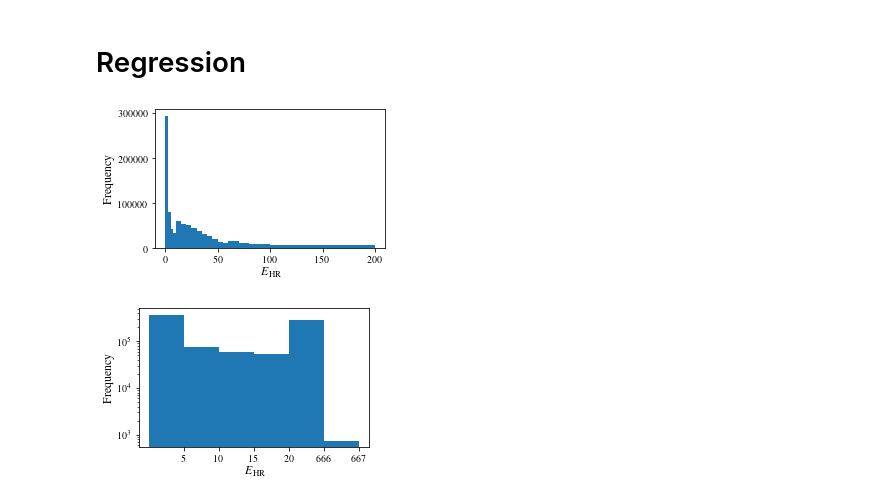
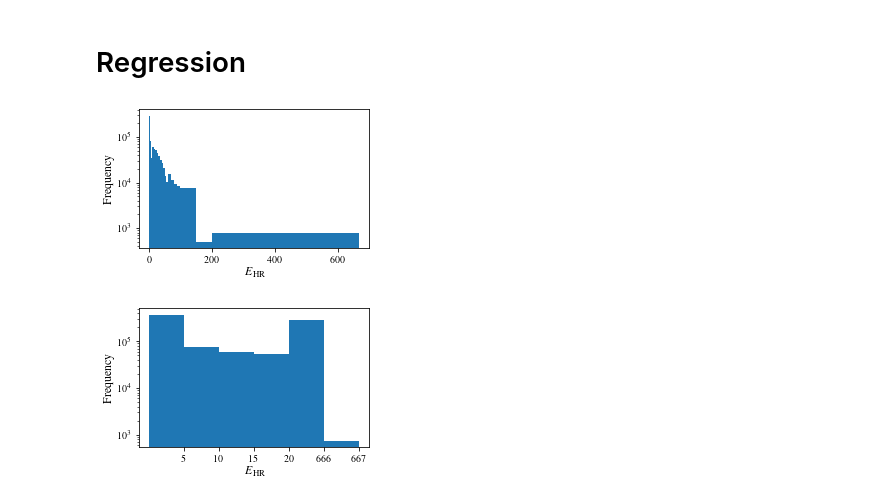
Before and after one commit to Zianor/Bachelorarbeit, a Jupyter notebook: Implementation/src/notebooks/label_investigation.ipynb, the cells around one changed output. Saved outputs shown, nothing was run; the diff lists cells and outputs as text; code cells hidden in the pictures.

```diff
--- a/Implementation/src/notebooks/label_investigation.ipynb
+++ b/Implementation/src/notebooks/label_investigation.ipynb
@@ -220,12 +220,13 @@ insgesamt: 857128, informativ: 59.55 %, nicht informativ: 40.45 %
 # %% [markdown]
 # Regression
 # %%
-data_10['error'].plot(figsize=utils.get_plt_normal_size(), kind='hist', bins=[0, 2.5, 5, 7.5, 10, 15, 20, 25, 30, 35, 40, 45, 50, 55, 60, 70, 80, 90, 100, 200])
+data_10['error'].plot(figsize=utils.get_plt_normal_size(), kind='hist', log=True,
+                      bins=[0, 2.5, 5, 7.5, 10, 15, 20, 25, 30, 35, 40, 45, 50, 55, 60, 70, 80, 90, 100, 150, 200, 667])
 plt.xlabel('$E\\textsubscript{HR}$')
 if save:
-    plt.savefig(os.path.join(utils.get_thesis_pic_path(),'data-E-HR-0-200.pdf'), bbox_inches='tight', transparent=True, dpi=300)
+    plt.savefig(os.path.join(utils.get_thesis_pic_path(),'data-E-HR-hist.pdf'), bbox_inches='tight', transparent=True, dpi=300)
 # %% [output]
-[figure, old version]
+[figure, new version]
 # %%
 mask_5 = data_10['quality_class'] == 5
 mask_4 = data_10['quality_class'] == 4
```
Also changed, not shown: 1 other file.
